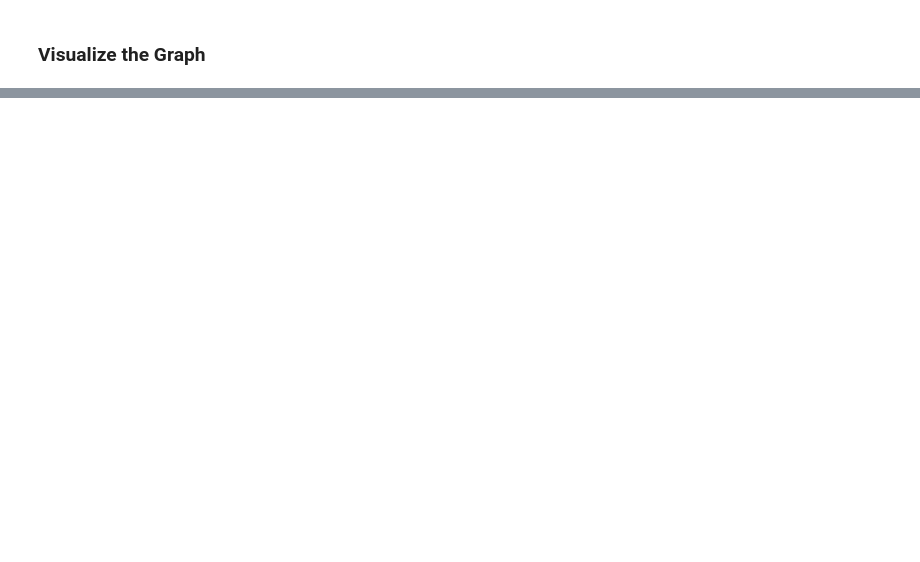
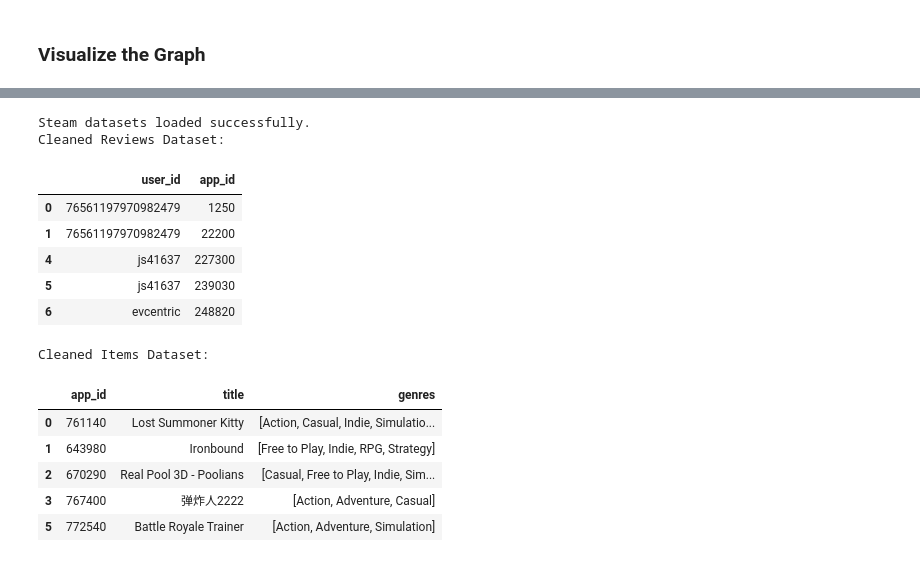
Before and after one commit to markopolo139/Generic-Recommender-Semantics-Put, a Jupyter notebook: ExploratoryDataAnalysis.ipynb, the cells around one changed output, grey strips where cells are left out. Saved outputs shown, nothing was run; the diff lists cells and outputs as text; code cells hidden in the pictures; blank space fills up the shorter version.

```diff
--- a/ExploratoryDataAnalysis.ipynb
+++ b/ExploratoryDataAnalysis.ipynb
@@ -219,0 +245,44 @@ draw_subgraph(movielens_graph, users_to_add=last_users_prefixed)
+# %%
+import json
+import pandas as pd
+import ast
+
+try:
+    reviews_df_steam = pd.read_json('datasets/steam/formatted_user_reviews.json')
+    reviews_df_steam['app_id']= reviews_df_steam['app_id'].astype(int)
+
+    items_df_steam = pd.read_json('datasets/steam/formatted_steam_games.json')
+    items_df_steam = items_df_steam.dropna(subset=['app_id'])
+    items_df_steam['app_id'] = items_df_steam['app_id'].astype(int)
+    print("Steam datasets loaded successfully.")
+
+    # Remove games with no title and genres
+    items_df_steam_cleaned = items_df_steam.dropna(subset=['title', 'genres'], how='all')
+
+    # Remove reviews for the removed games
+    reviews_df_steam_cleaned = reviews_df_steam[reviews_df_steam['app_id'].isin(items_df_steam_cleaned["app_id"].tolist())]
+
+    print("Cleaned Reviews Dataset:")
+    display(reviews_df_steam_cleaned.head())
+    print("Cleaned Items Dataset:")
+    display(items_df_steam_cleaned.head())
+
+except FileNotFoundError as e:
+    print(f"Error loading files: {e}")
+    print("Please ensure the file paths are correct.")
+# %% [output]
+Steam datasets loaded successfully.
+Cleaned Reviews Dataset:
+|  | user_id | app_id |
+| 0 | 76561197970982479 | 1250 |
+| 1 | 76561197970982479 | 22200 |
+| 4 | js41637 | 227300 |
+| 5 | js41637 | 239030 |
+| 6 | evcentric | 248820 |
+Cleaned Items Dataset:
+|  | app_id | title | genres |
+| 0 | 761140 | Lost Summoner Kitty | [Action, Casual, Indie, Simulatio... |
+| 1 | 643980 | Ironbound | [Free to Play, Indie, RPG, Strategy] |
+| 2 | 670290 | Real Pool 3D - Poolians | [Casual, Free to Play, Indie, Sim... |
+| 3 | 767400 | 弹炸人2222 | [Action, Adventure, Casual] |
+| 5 | 772540 | Battle Royale Trainer | [Action, Adventure, Simulation] |
```
Also changed, not shown: parts of 13 cells of this notebook.
